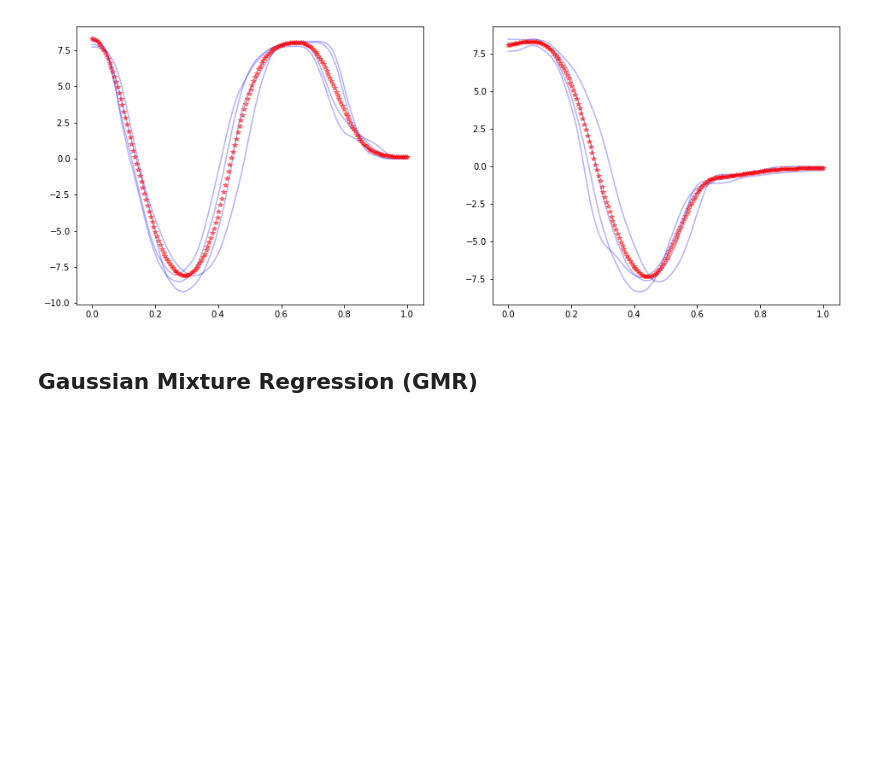
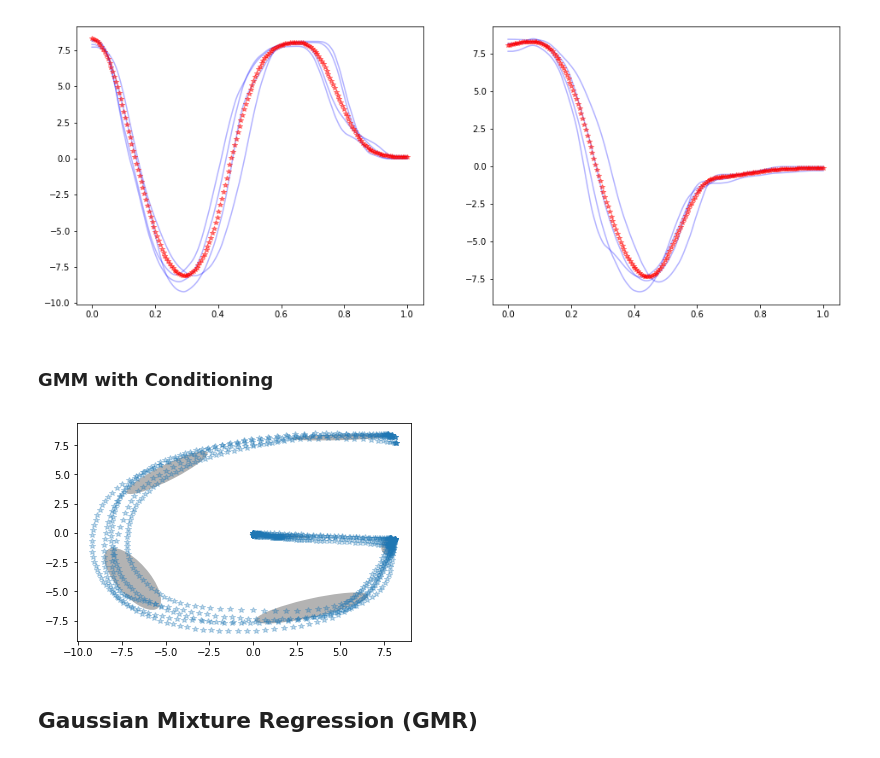
Before and after one commit to fabienjammes/ee613-python, a Jupyter notebook: python notebooks/LWR.ipynb, the cells around one changed output. Cells and saved outputs as stored; diff of their text form; code cells hidden in the pictures; blank space fills up the shorter version.

```diff
--- a/python notebooks/LWR.ipynb
+++ b/python notebooks/LWR.ipynb
@@ -105,3 +105,5 @@ plt.plot(t_in, Y_preds[:,1], '*r', alpha=0.5)
 # %% [output]
 [<matplotlib.lines.Line2D at 0x...>]
 [figure]
+# %% [markdown]
+### GMM with Conditioning
@@ -107,0 +123,6 @@ plt.plot(t_in, Y_preds[:,1], '*r', alpha=0.5)
+# %%
+fig,ax = plt.subplots()
+plt.plot(data_time[:,1],data_time[:,2],'*',alpha=0.3)
+plot_GMM(gmm.means_[:,1:],gmm.covariances_[:,1:,1:],ax)
+# %% [output]
+[figure, added]
```
Also changed, not shown: parts of 8 cells of this notebook, 2 other files.
